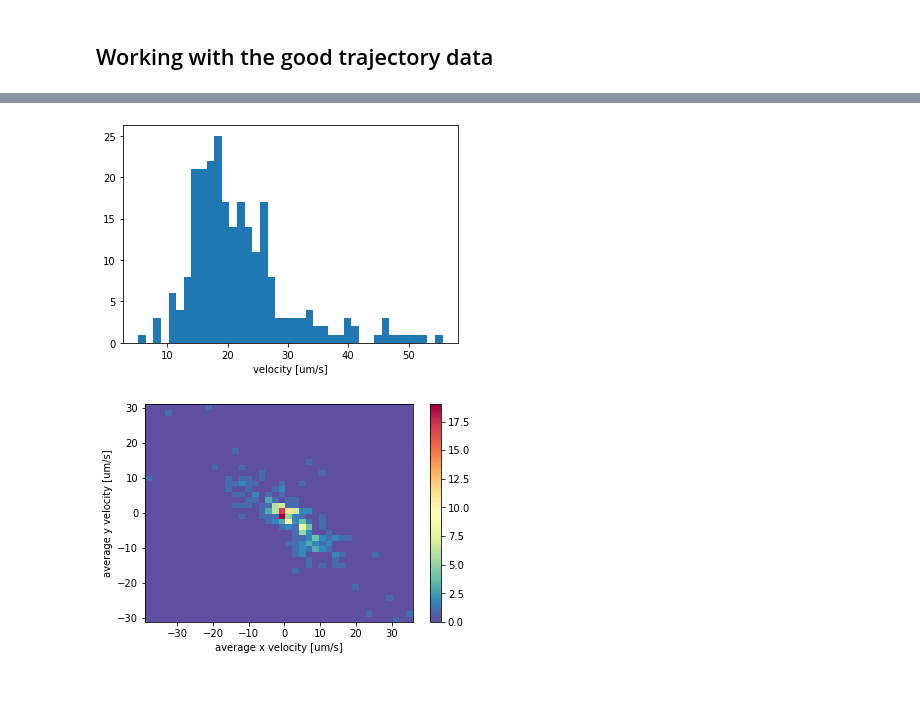
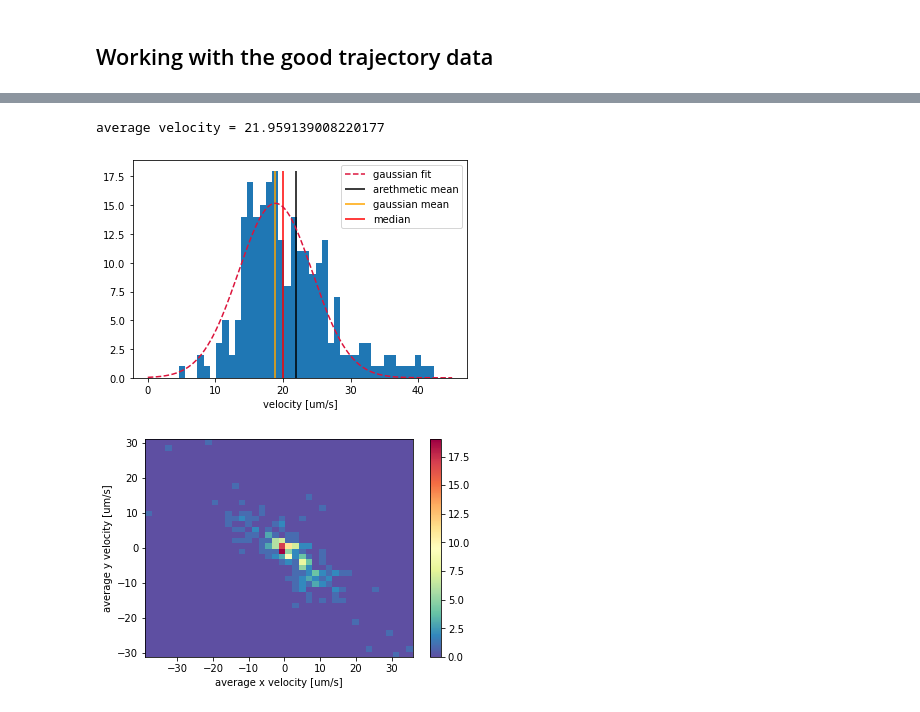
Before and after one commit to dbautista98/BMC_analysis, a Jupyter notebook: onion_dataset_analysis.ipynb, the cells around one changed output, grey strips where cells are left out. Saved outputs shown, nothing was run; the diff lists cells and outputs as text; code cells hidden in the pictures.

```diff
--- a/onion_dataset_analysis.ipynb
+++ b/onion_dataset_analysis.ipynb
@@ -187,9 +192,29 @@ Frame 249: 13 trajectories present.
-# %%
-plt.figure()
-_ = plt.hist(total_velocities, bins=40)#, bins=np.linspace(0,13))
-plt.xlabel("velocity [um/s]");
-# %% [output]
-[figure, removed]
+# %%
+from scipy.optimize import curve_fit
+def gaussian(x, amp, mu, sigma):
+    return amp*np.exp(-0.5 * (x - mu)**2/sigma**2)
+
+def two_gaussian(x, amp1, mu1, sigma1, amp2, mu2, sigma2):
+    return amp1*np.exp(-0.5 * (x - mu1)**2/sigma1**2) + amp2*np.exp(-0.5 * (x - mu2)**2/sigma2**2)
+
+bins = np.linspace(0, 45)
+
+plt.figure()
+bin_height, bin_edges, _ = plt.hist(total_velocities, bins=bins)#, bins=np.linspace(0,13))
+plt.xlabel("velocity [um/s]");
+print("average velocity =", np.mean(total_velocities))
+
+popt, pcov = curve_fit(gaussian, bin_edges[:-1], bin_height, p0=(20, 20, 20))
+xx = np.linspace(np.min(bin_edges), np.max(bin_edges), 1000)
+yy = gaussian(xx, *popt)
+plt.plot(xx, yy, linestyle="--", color="crimson", label="gaussian fit")
+plt.vlines(np.mean(total_velocities), 0, 18, color="black", label="arethmetic mean")
+plt.vlines(popt[1], 0, 18, color="orange", label="gaussian mean")
+plt.vlines(np.median(total_velocities), 0, 18, color="red", label="median")
+plt.legend();
+# %% [output]
+average velocity = 21.959139008220177
+[figure, added]
 # %%
 bins = np.linspace(-10,10,40)
 plt.figure()
```
Also changed, not shown: parts of 15 cells of this notebook, 1 other file.
